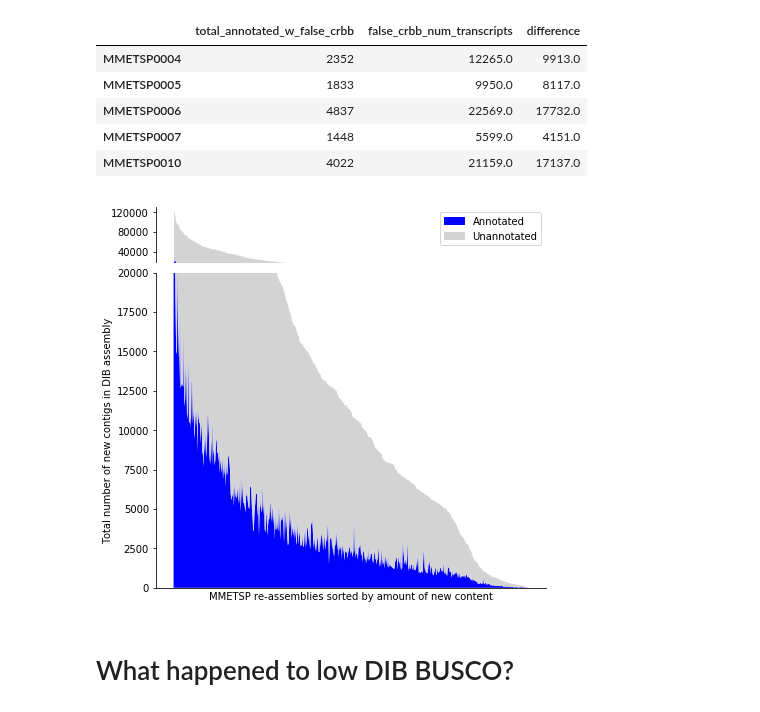
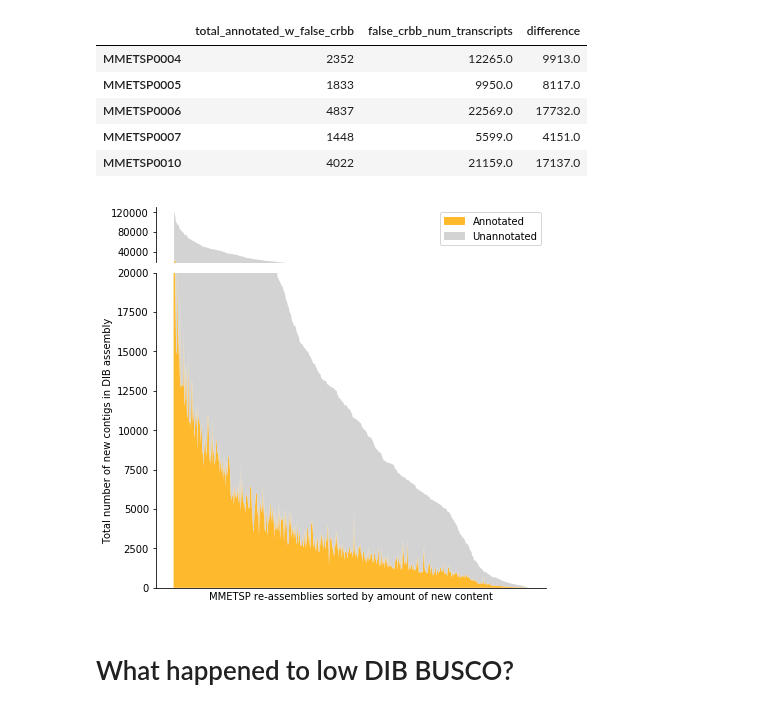
Before and after one commit to johnsolk/MMETSP, a Jupyter notebook: notebooks/GigaScience_Figures_all_evaluation_matrix-Copy1.ipynb, the cells around one changed output. Cells and saved outputs as stored; diff of their text form; code cells hidden in the pictures.

```diff
--- a/notebooks/GigaScience_Figures_all_evaluation_matrix-Copy1.ipynb
+++ b/notebooks/GigaScience_Figures_all_evaluation_matrix-Copy1.ipynb
@@ -117,7 +117,7 @@ len(ddd.intersection(ncnc))
 638
 # %%
 def scatter_diff(df1, df2, column, fig, ax, df1name = 'df1', df2name = 'df2',
-                 color1='#8B4513', color2='blue', ymin=0, ymax=1, ypos=.95):
+                 color1='#77878b', color2='#ffb92d', ymin=0, ymax=1, ypos=.95):
     # plot scatter differences between two dfs with the same columns
     # create new df for data comparison
 
@@ -159,7 +159,7 @@ def scatter_diff(df1, df2, column, fig, ax, df1name = 'df1', df2name = 'df2',
     return newdf, fig, ax
 
 
-def violin_split(df, col1, col2, fig, ax, color2='#8B4513', color1='blue', ymin=0, ymax=1, letter2='B'):
+def violin_split(df, col1, col2, fig, ax, color2='#77878b', color1='#ffb92d', ymin=0, ymax=1, letter2='B'):
     #create split violine plots
     v1 = ax.violinplot(df[col1],
                    showmeans=False, showextrema=False, showmedians=False)
@@ -676,37 +676,37 @@ def simpleaxis(ax):
     ax.get_xaxis().tick_bottom()
     ax.get_yaxis().tick_left()
 
 gs = gridspec.GridSpec(6, 6)
 ax = plt.subplot(gs[0,:])
 ax2 = plt.subplot(gs[1:,:])
 
 crbb_df.sort_values(by='false_crbb_num_transcripts',
                     ascending=False)[['total_annotated_w_false_crbb','difference']].plot(kind='area',
-                    color=[ 'blue','lightgrey'], lw=0, ax=ax)
-red_patch = mpatches.Patch(color='blue', label='Annotated')
+                    color=[ '#ffb92d','lightgrey'], lw=0, ax=ax)
+red_patch = mpatches.Patch(color='#ffb92d', label='Annotated')
 blue_patch = mpatches.Patch(color='lightgrey',label='Unannotated')
 ax.legend(handles=[red_patch,blue_patch])
 
 # alternative legend labels:
 # transcripts absent from NCGR
 # annotated absent transcripts
 crbb_df.sort_values(by='false_crbb_num_transcripts',
                     ascending=False)[['total_annotated_w_false_crbb','difference']].plot(kind='area',
-                    color=[ 'blue','lightgrey'], lw=0, ax=ax2, legend=False)
+                    color=[ '#ffb92d','lightgrey'], lw=0, ax=ax2, legend=False)
 ax.set_ylim([20000,130000])
 ax2.set_ylim([0,20000])
 simpleaxis(ax)
 simpleaxis(ax2)
 ax.spines['bottom'].set_visible(False)
 ax2.set_xticks([])
 ax.set_xticks([])
 ax.set_yticks(np.arange(40000,120001,40000))
 ax2.set_xlabel("MMETSP re-assemblies sorted by amount of new content")
 ax2.set_ylabel("Total number of new contigs in DIB assembly")
 savefig('../paper/false_crbb.png')
 savefig('../paper/false_crbb.pdf')
 # %% [output]
-[figure, old version]
+[figure, new version]
 # %% [markdown]
 # What happened to low DIB BUSCO?
 # %%
```
Also changed, not shown: parts of 17 cells of this notebook, 20 other files.
